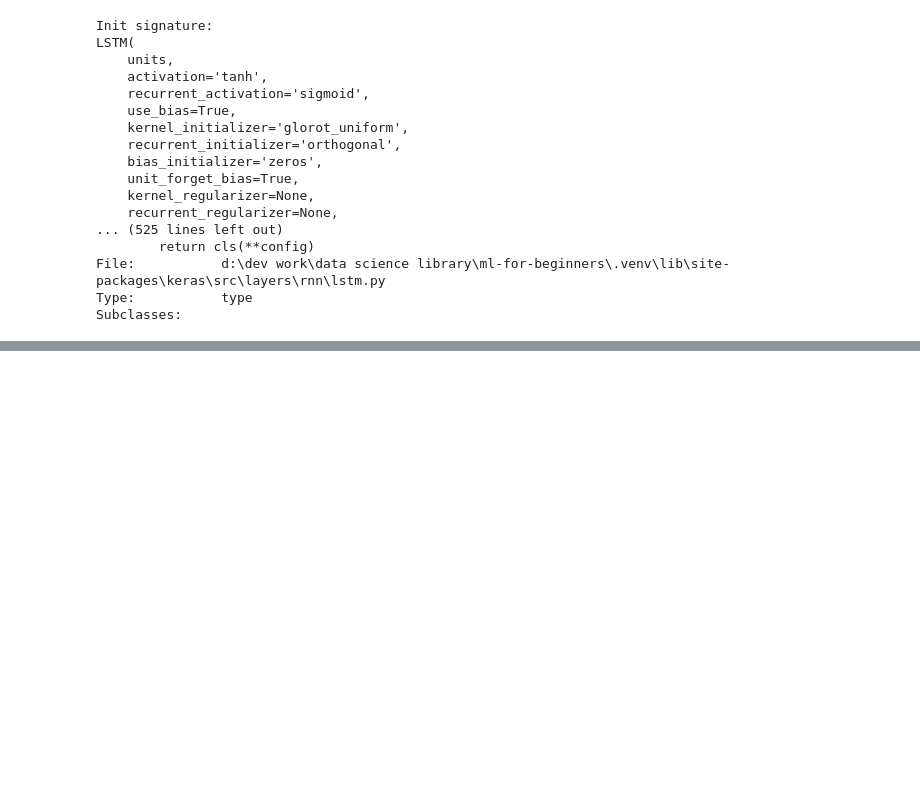
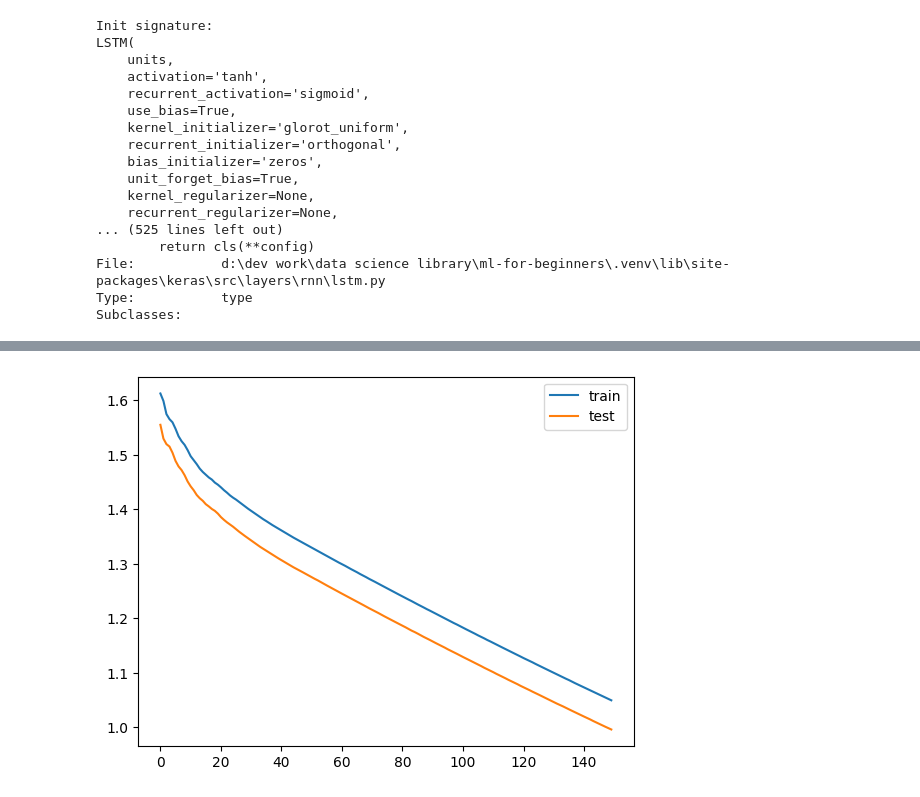
Before and after one commit to jnopareboateng/ml-library, a Jupyter notebook: crude-oil-forecast/LSTM.ipynb, the cells around one changed output, grey strips where cells are left out. Cells and saved outputs as stored; diff of their text form; code cells hidden in the pictures; blank space fills up the shorter version.

```diff
--- a/crude-oil-forecast/LSTM.ipynb
+++ b/crude-oil-forecast/LSTM.ipynb
@@ -93,6 +92,7 @@ scaler = MinMaxScaler()
 scaled_train = train.copy()
 scaled_test = test.copy()
 scaled_train['Price'] = scaler.fit_transform(scaled_train[['Price']])
+scaled_test['Price'] = scaler.transform(scaled_test[['Price']])
 print(f'Scaled Training Set: {scaled_train.shape}\nScaled Testing Set {scaled_test.shape}')
 # %% [output]
 Scaled Training Set: (204, 1)
@@ -161,2 +184,15 @@ Subclasses:
 # %%
 # LSTM IS BAD AT EXTRAPOLATING (Data outside of training range)
+best_model = tuner.get_best_models(num_models=1)[0]
+# %%
+history = best_model.fit(X_train, y_train, epochs=150, batch_size=128, validation_data=(X_test, y_test), shuffle=False , verbose=0) # shuffle=False because we want to keep the order of the data
+
+
+# explain the parameters and the values you used
+# %%
+plt.plot(history.history['loss'], label='train')
+plt.plot(history.history['val_loss'], label='test')
+plt.legend()
+plt.show()
+# %% [output]
+[figure, added]
```
Also changed, not shown: parts of 10 cells of this notebook, 45 other files.
